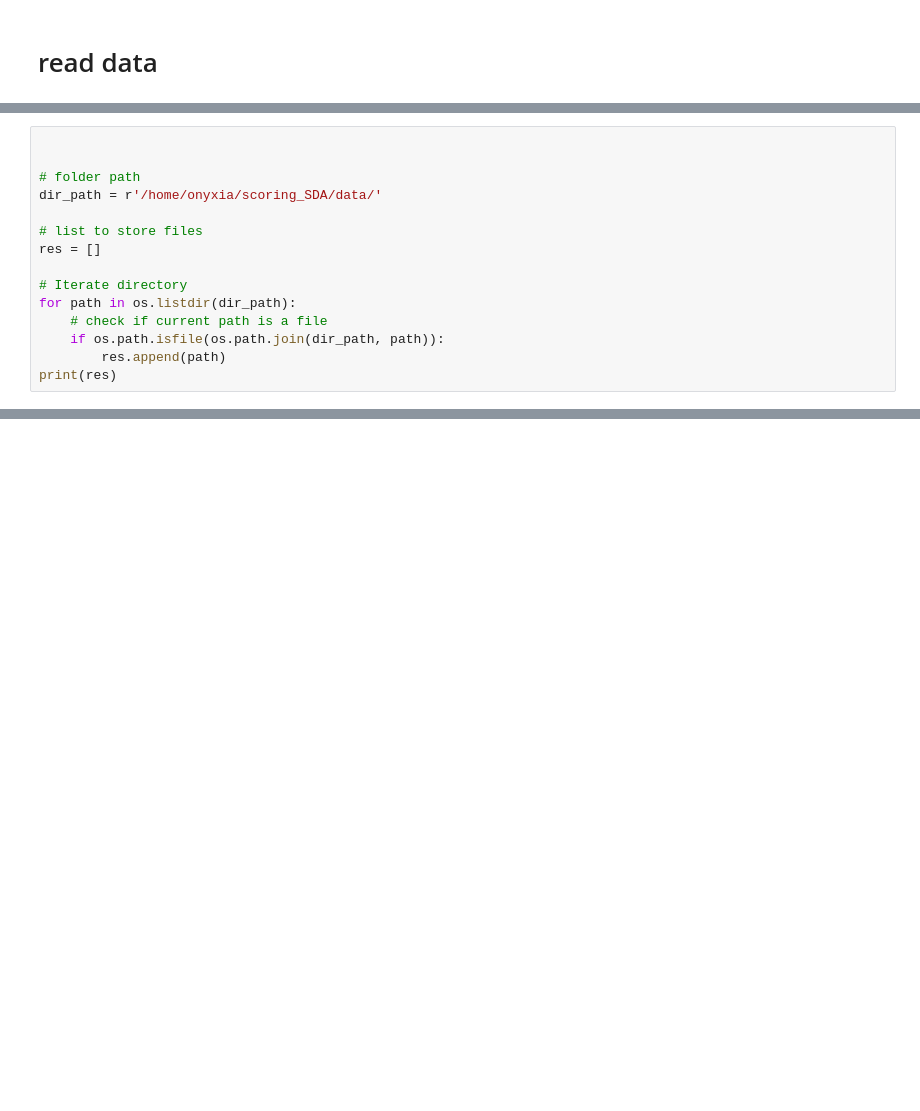
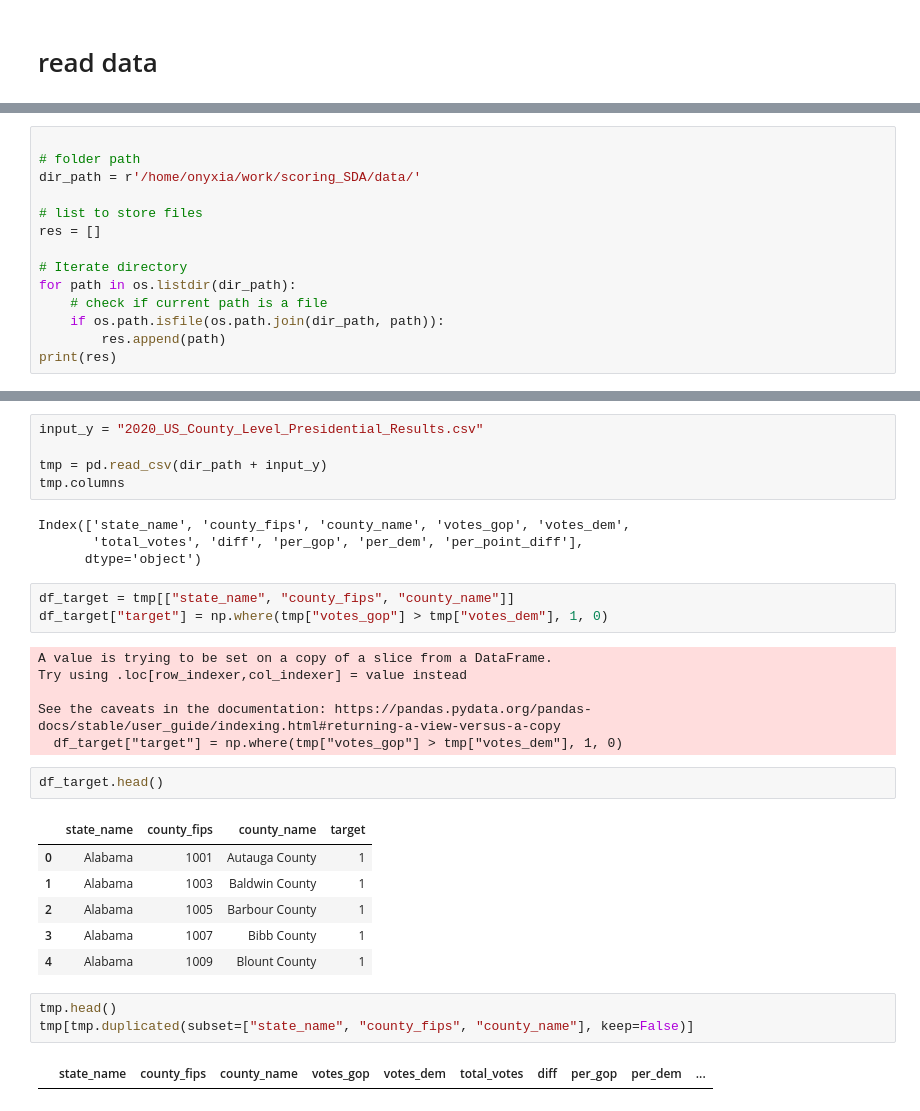
Before and after one commit to vnarvaezt/classification_feature_select_methods, a Jupyter notebook: exploratory_analysis.ipynb, the cells around one changed output, grey strips where cells are left out. Cells and saved outputs as stored; diff of their text form; blank space fills up the shorter version.

```diff
--- a/exploratory_analysis.ipynb
+++ b/exploratory_analysis.ipynb
@@ -11,8 +11,7 @@ os.getcwd()
 # %%
 
-
 # folder path
-dir_path = r'/home/onyxia/scoring_SDA/data/'
+dir_path = r'/home/onyxia/work/scoring_SDA/data/'
 
 # list to store files
 res = []
@@ -58,0 +167,32 @@ Index(['state_name', 'county_fips', 'county_name', 'votes_gop', 'votes_dem',
+# %%
+input_y = "2020_US_County_Level_Presidential_Results.csv"
+
+tmp = pd.read_csv(dir_path + input_y)
+tmp.columns
+# %% [output]
+Index(['state_name', 'county_fips', 'county_name', 'votes_gop', 'votes_dem',
+       'total_votes', 'diff', 'per_gop', 'per_dem', 'per_point_diff'],
+      dtype='object')
+# %%
+df_target = tmp[["state_name", "county_fips", "county_name"]]
+df_target["target"] = np.where(tmp["votes_gop"] > tmp["votes_dem"], 1, 0)
+# %% [output]
+A value is trying to be set on a copy of a slice from a DataFrame.
+Try using .loc[row_indexer,col_indexer] = value instead
+
+See the caveats in the documentation: https://pandas.pydata.org/pandas-docs/stable/user_guide/indexing.html#returning-a-view-versus-a-copy
+  df_target["target"] = np.where(tmp["votes_gop"] > tmp["votes_dem"], 1, 0)
+# %%
+df_target.head()
+# %% [output]
+|  | state_name | county_fips | county_name | target |
+| 0 | Alabama | 1001 | Autauga County | 1 |
+| 1 | Alabama | 1003 | Baldwin County | 1 |
+| 2 | Alabama | 1005 | Barbour County | 1 |
+| 3 | Alabama | 1007 | Bibb County | 1 |
+| 4 | Alabama | 1009 | Blount County | 1 |
+# %%
+tmp.head()
+tmp[tmp.duplicated(subset=["state_name", "county_fips", "county_name"], keep=False)]
+# %% [output]
+|  | state_name | county_fips | county_name | votes_gop | votes_dem | total_votes | diff | per_gop | per_dem | ... |
```
Also changed, not shown: parts of 6 cells of this notebook.
